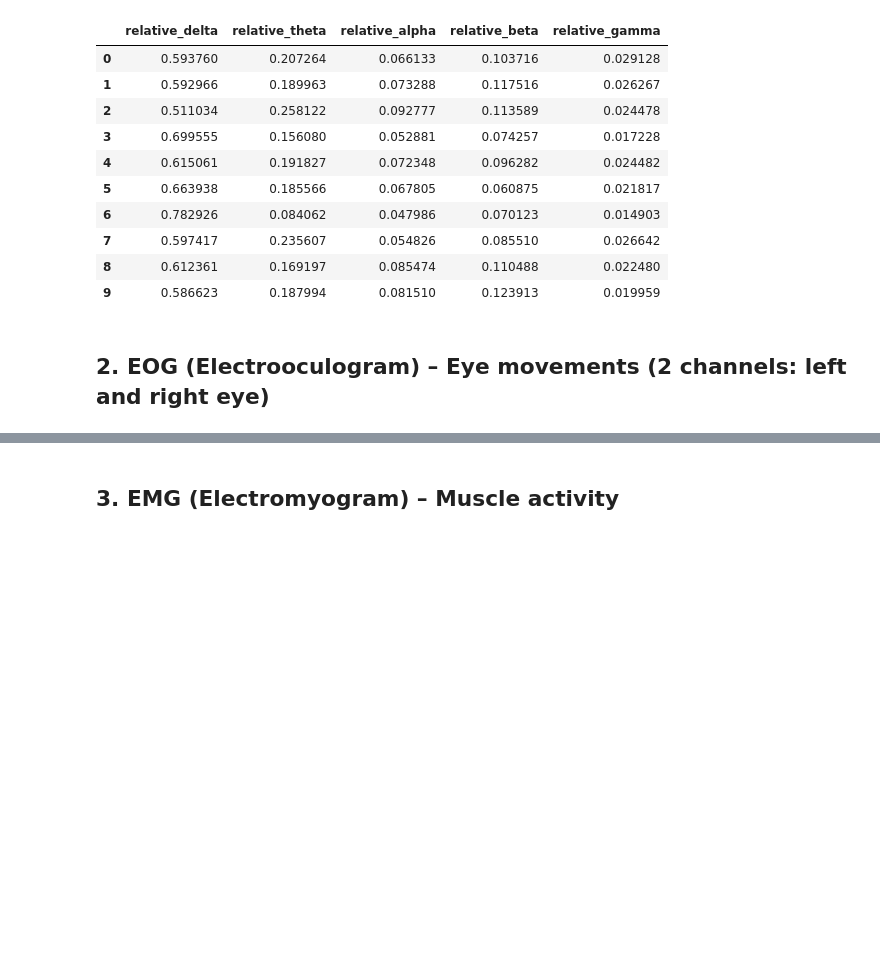
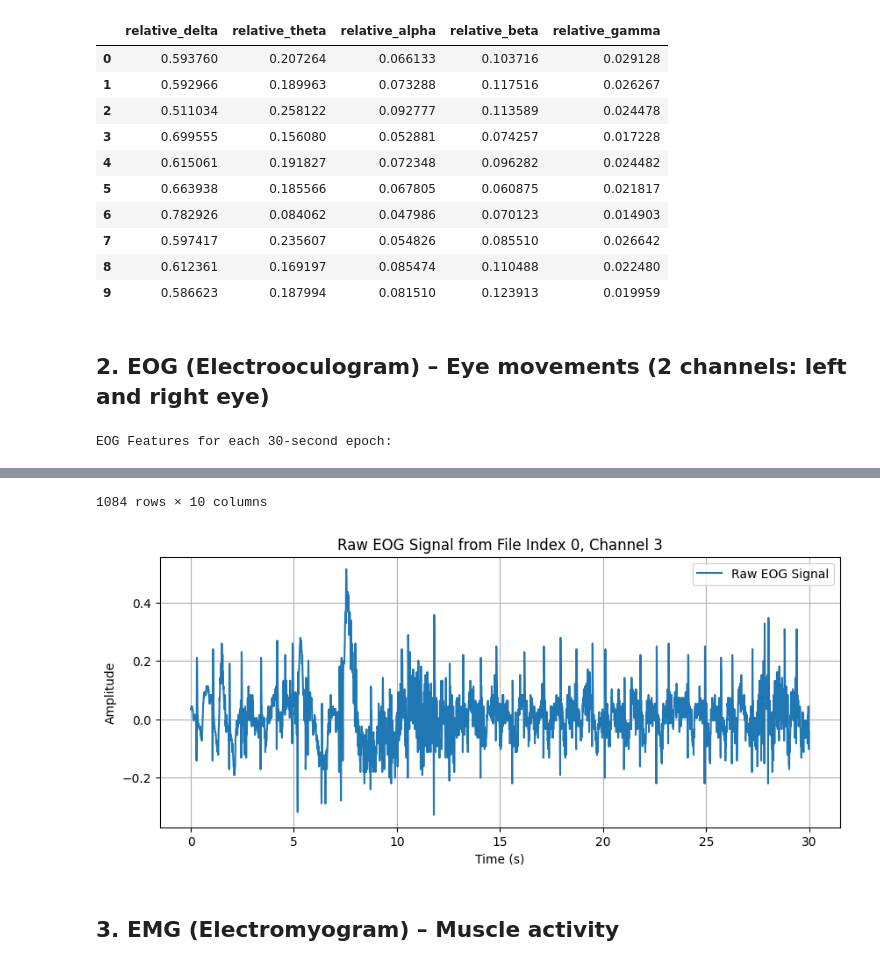
Before and after one commit to markus-marandi/signal-processing-CM2013-ss, a Jupyter notebook: notebooks/sceleton.ipynb, the cells around one changed output, grey strips where cells are left out. Drawn from its saved outputs; the diff is of its cells as text; code cells hidden in the pictures; blank space fills up the shorter version.

```diff
--- a/notebooks/sceleton.ipynb
+++ b/notebooks/sceleton.ipynb
@@ -132,0 +131,39 @@ Frequency–Domain Features for All EDF Files:
+# %%
+xml_data = load_xml_mat(xml_mat_path)
+
+# For EDF data, use our edf_data_import module; here, we simulate EDF extraction via our dummy function in eog_channel_align_xml.
+edf_mat_path = "../data/EDF_RawData.mat"
+
+# Import our EOG alignment module
+from utils.eog.eog_channel_align_xml import process_eog_channel_with_xml
+
+# Choose which EDF file index to process (e.g., 0) and which EOG channel to use (adjust based on your header inspection)
+file_index = 0
+# Suppose the EOG channel you want is at index 3 (this should be determined by inspecting hdr['label'] in your EDF data)
+eog_channel_idx = 3
+
+# Process the chosen EDF file: extract EOG epochs, compute features, and attach sleep stage labels
+df_eog_features = process_eog_channel_with_xml(edf_mat_path, xml_data, file_index, eog_channel_idx, epoch_length_sec=30)
+print("EOG Features for each 30-second epoch:")
+display(df_eog_features)
+
+# --- Visualization ---
+# Plot an example 30-second segment of raw and (optionally) preprocessed EOG signal.
+# Assume we re-load a raw EOG signal from the EDF data using extract_eeg_signal (for demonstration)
+from data.edf_data_import import extract_eeg_signal
+raw_eog_signal = extract_eeg_signal(edf_mat_path, file_index, channel=eog_channel_idx)
+fs_eog = 125  # Assuming 125 Hz sampling
+# Select a 30-second segment from the beginning
+segment_length = 30 * fs_eog
+t = np.arange(segment_length) / fs_eog
+
+plt.figure(figsize=(10, 4))
+plt.plot(t, raw_eog_signal[:segment_length], label='Raw EOG Signal')
+plt.xlabel('Time (s)')
+plt.ylabel('Amplitude')
+plt.title(f'Raw EOG Signal from File Index {file_index}, Channel {eog_channel_idx}')
+plt.legend()
+plt.grid(True)
+plt.show()
+# %% [output]
+EOG Features for each 30-second epoch:
@@ -132,0 +182,2 @@ Frequency–Domain Features for All EDF Files:
+1084 rows × 10 columns
+[figure, added]
```
Also changed, not shown: parts of 5 cells of this notebook, 54 other files.
